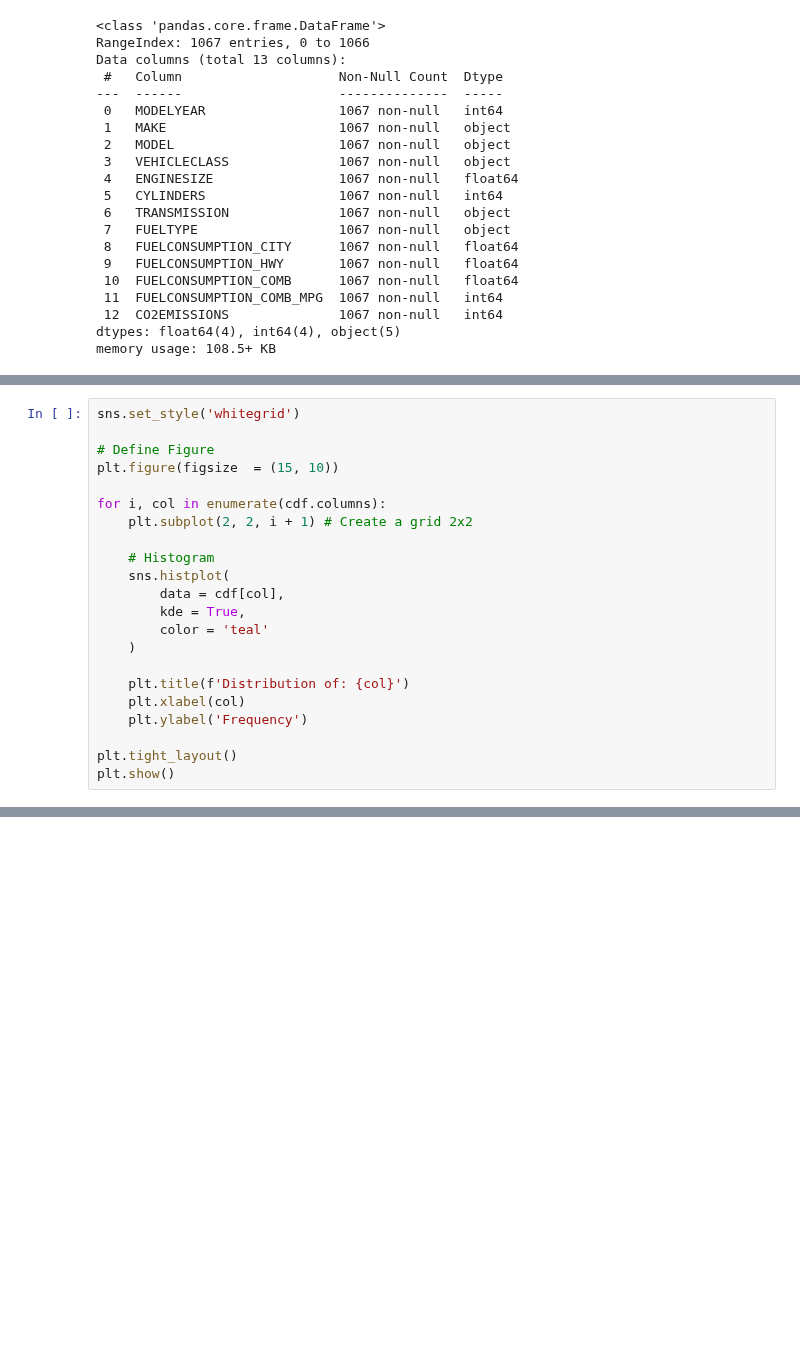
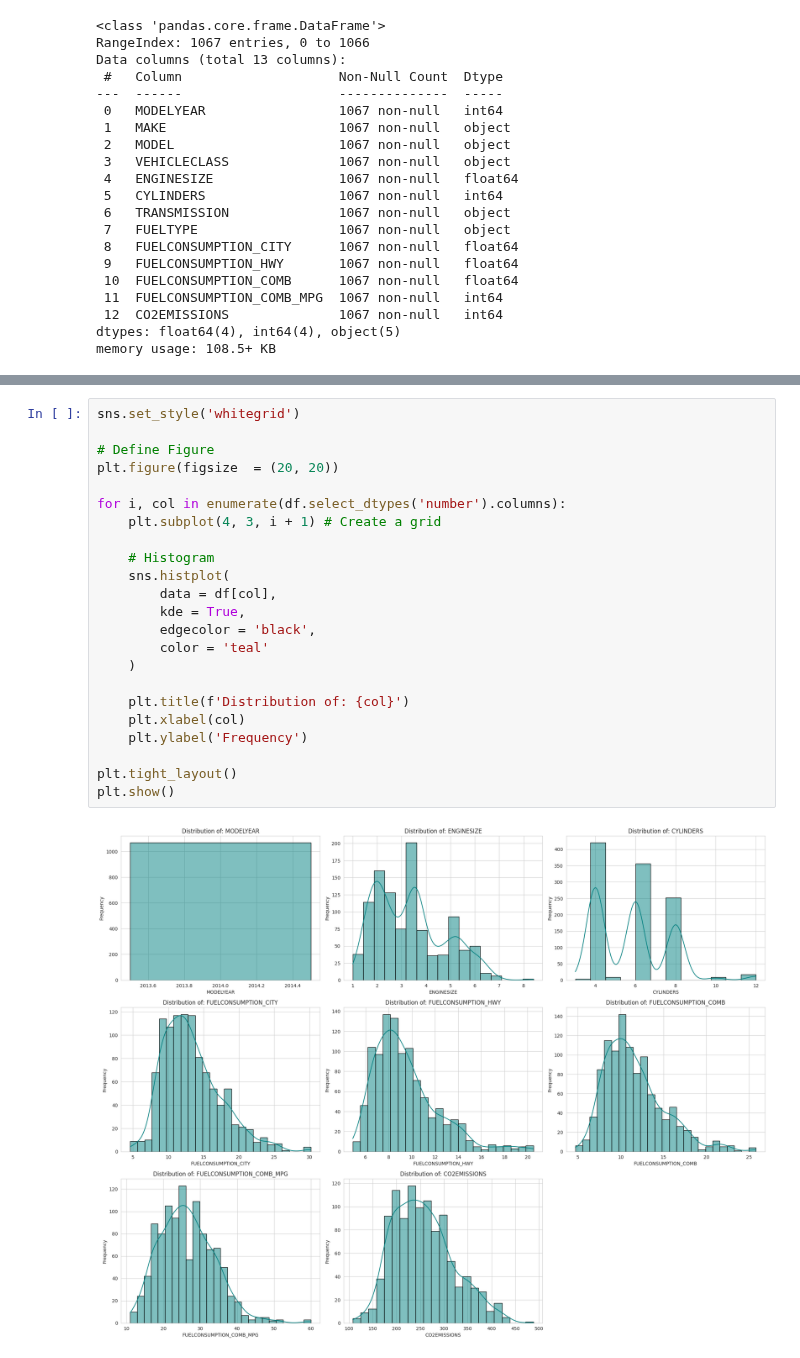
Before and after one commit to OtnielGomes/Machine-Learning, a Jupyter notebook: 01. Simple-Linear-Regression.ipynb, the cells around one changed output, grey strips where cells are left out. Cells and saved outputs as stored; diff of their text form; blank space fills up the shorter version.

```diff
--- a/01. Simple-Linear-Regression.ipynb
+++ b/01. Simple-Linear-Regression.ipynb
@@ -141,22 +131,0 @@ Consider the histograms for each of these features.
-# %%
-sns.set_style('whitegrid')
-
-# Define Figure
-plt.figure(figsize  = (15, 10))
-
-for i, col in enumerate(cdf.columns):
-    plt.subplot(2, 2, i + 1) # Create a grid 2x2
-
-    # Histogram
-    sns.histplot(
-        data = cdf[col],
-        kde = True,
-        color = 'teal'
-    )
-
-    plt.title(f'Distribution of: {col}')
-    plt.xlabel(col)
-    plt.ylabel('Frequency')
-
-plt.tight_layout()
-plt.show()
@@ -366,0 +202,25 @@ suggesting that the real relationship is a curve, not a straight line.
+# %%
+sns.set_style('whitegrid')
+
+# Define Figure
+plt.figure(figsize  = (20, 20))
+
+for i, col in enumerate(df.select_dtypes('number').columns):
+    plt.subplot(4, 3, i + 1) # Create a grid
+
+    # Histogram
+    sns.histplot(
+        data = df[col],
+        kde = True,
+        edgecolor = 'black',
+        color = 'teal'
+    )
+
+    plt.title(f'Distribution of: {col}')
+    plt.xlabel(col)
+    plt.ylabel('Frequency')
+
+plt.tight_layout()
+plt.show()
+# %% [output]
+[figure, added]
```
Also changed, not shown: parts of 80 cells of this notebook, 3 other files.
